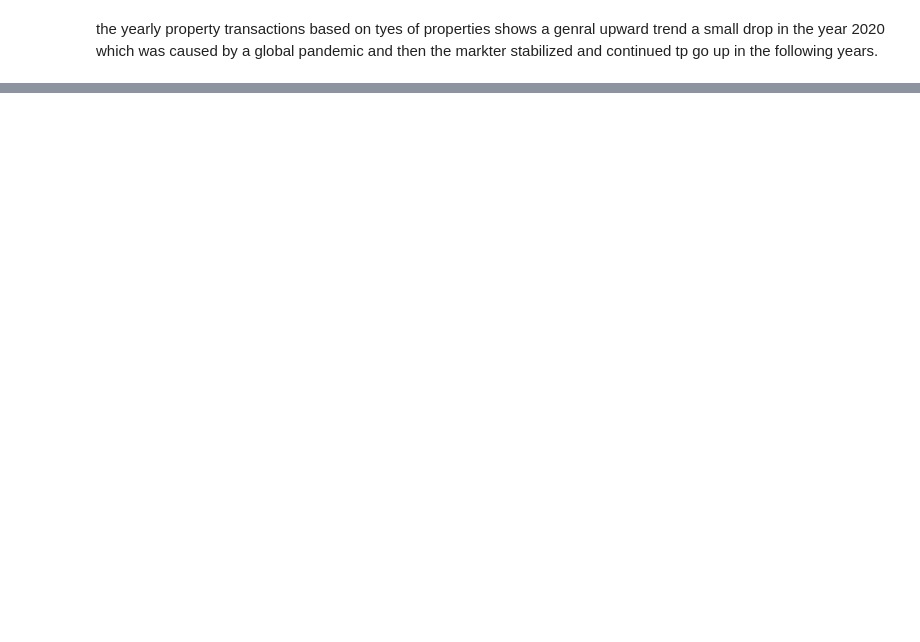
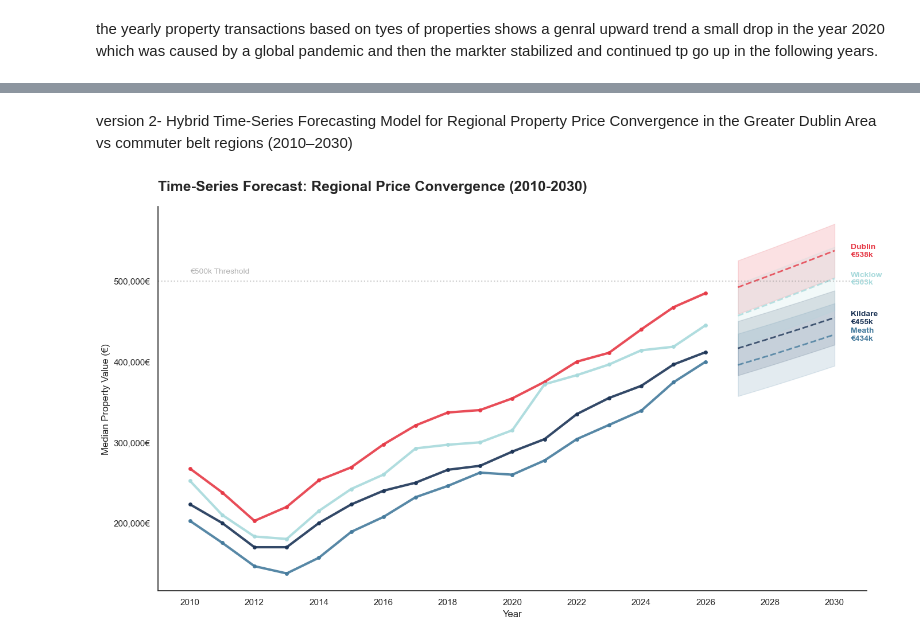
Before and after one commit to sudeep-santhosh/topics_in_data_analytics_EDA, a Jupyter notebook: EDA.ipynb, the cells around one changed output, grey strips where cells are left out. Drawn from its saved outputs; the diff is of its cells as text; code cells hidden in the pictures; blank space fills up the shorter version.

```diff
--- a/EDA.ipynb
+++ b/EDA.ipynb
@@ -127,0 +298,66 @@ the yearly property transactions based on tyes of properties  shows a genral upw
+# %% [markdown]
+version 2- Hybrid Time-Series Forecasting Model for Regional Property Price Convergence in the Greater Dublin Area vs commuter belt regions (2010–2030)
+# %%
+counties = ["Dublin", "Kildare", "Meath", "Wicklow"]
+colors   = {"Dublin": "#E63946", "Kildare": "#1D3557", "Meath": "#457B9D", "Wicklow": "#A8DADC"}
+
+filtered      = df[df["County"].isin(counties)]
+median_prices = filtered.groupby(["Year", "County"])["Price"].median().unstack()
+
+forecast_years = np.array(range(2010, 2031))
+future_segment = forecast_years[forecast_years >= median_prices.index.max() + 1]
+
+plt.figure(figsize=(14, 8))
+
+for county in counties:
+    y_hist = median_prices[county].dropna()
+    x_hist = np.array(y_hist.index, dtype=float)
+    y_vals = np.array(y_hist.values, dtype=float)
+
+    # linear trend
+    slope, intercept, _, _, _ = linregress(x_hist, y_vals)
+
+    # exponential smoothing on residuals
+    residuals = y_vals - (intercept + slope * x_hist)
+    alpha, smoothed_val = 0.4, residuals[0]
+    for r in residuals:
+        smoothed_val = alpha * r + (1 - alpha) * smoothed_val
+
+    # forecast = trend + smoothed residual fading out over time
+    trend_forecast    = intercept + slope * future_segment
+    residual_forecast = np.array([smoothed_val * (0.8 ** (k + 1)) for k in range(len(future_segment))])
+    future_projection = trend_forecast + residual_forecast
+
+    # uncertainty band
+    res_std     = np.std(residuals)
+    upper_bound = future_projection + res_std * 1.5
+    lower_bound = future_projection - res_std * 1.5
+
+    # plot actual data
+    plt.plot(x_hist, y_vals, color=colors[county], linewidth=3,
+             marker="o", markersize=4, alpha=0.9, label=f"{county} Actual")
+
+    # plot forecast ribbon and dashed line
+    plt.fill_between(future_segment, lower_bound, upper_bound, color=colors[county], alpha=0.15)
+    plt.plot(future_segment, future_projection, color=colors[county], linestyle="--", linewidth=2, alpha=0.8)
+
+    # label at the end
+    plt.text(future_segment[-1] + 0.5, future_projection[-1],
+             f"{county}\n€{future_projection[-1]/1000:.0f}k",
+             color=colors[county], fontweight="bold", va="center", fontsize=10)
+
+plt.title("Time-Series Forecast: Regional Price Convergence (2010-2030)",
+          fontsize=18, fontweight="bold", loc="left", pad=20)
+plt.ylabel("Median Property Value (€)", fontsize=12)
+plt.xlabel("Year", fontsize=12)
+plt.xticks(range(2010, 2032, 2))
+plt.axhline(500000, color="gray", linestyle=":", alpha=0.4)
+plt.text(2010, 510000, "€500k Threshold", color="gray", alpha=0.6, fontsize=10)
+plt.gca().yaxis.set_major_formatter(plt.FuncFormatter(lambda x, _: "{:,}€".format(int(x))))
+plt.gca().spines["top"].set_visible(False)
+plt.gca().spines["right"].set_visible(False)
+plt.tight_layout()
+plt.savefig("convergence_forecast.png", dpi=150, bbox_inches="tight")
+plt.show()
+# %% [output]
+[figure, added]
```
Also changed, not shown: parts of 19 cells of this notebook, 3 other files.
